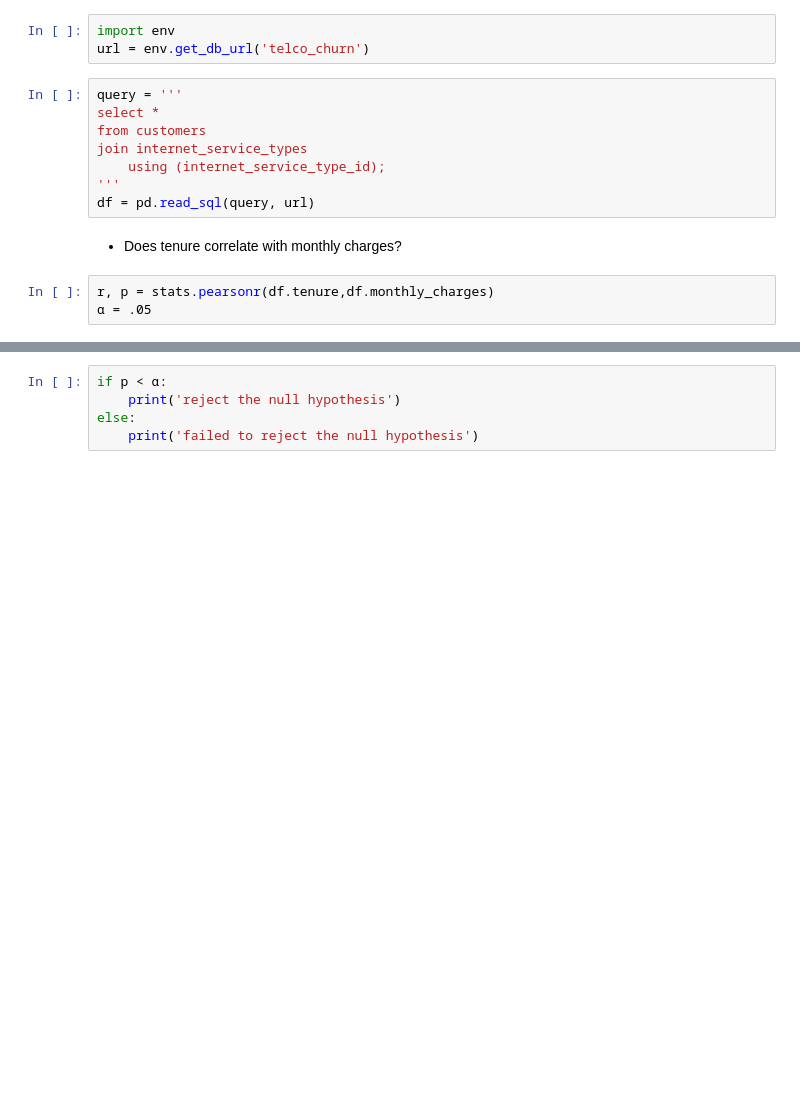
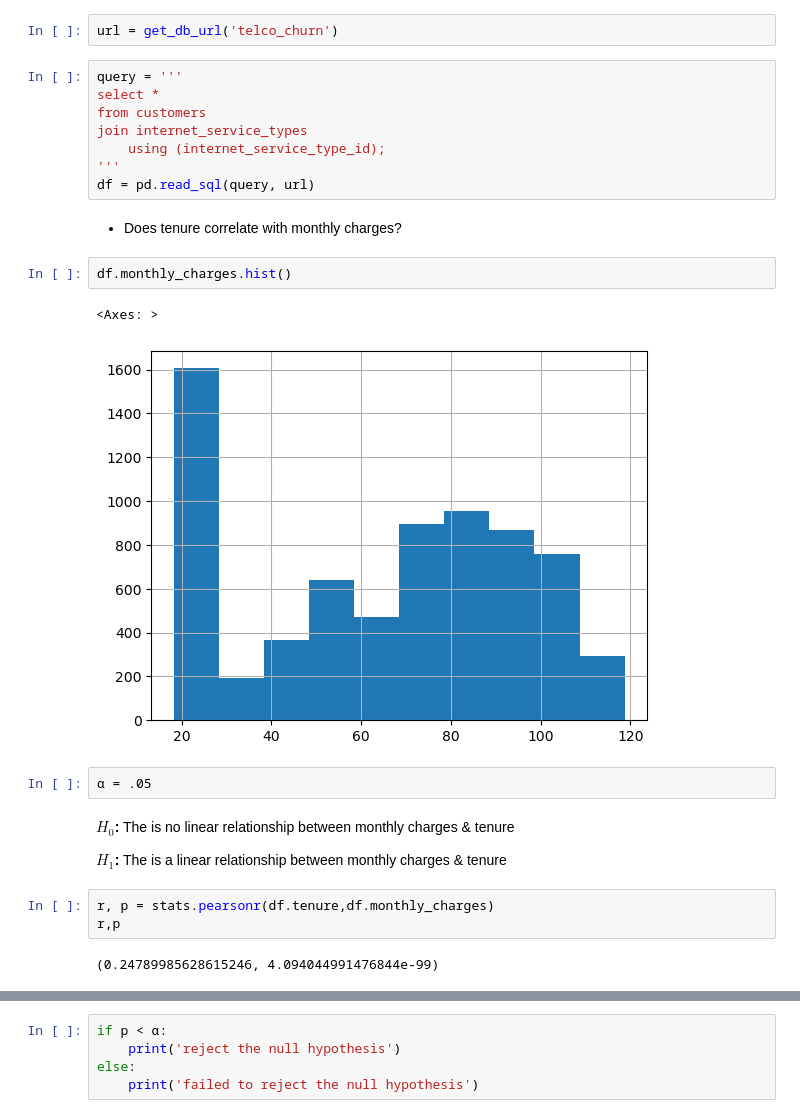
Before and after one commit to rabeka-branham/statistics-exercises, a Jupyter notebook: hypothesis_testing.ipynb, the cells around one changed output, grey strips where cells are left out. Saved outputs shown, nothing was run; the diff lists cells and outputs as text; blank space fills up the shorter version.

```diff
--- a/hypothesis_testing.ipynb
+++ b/hypothesis_testing.ipynb
@@ -302,8 +305,7 @@ failed to reject the null hypothesis
 # %% [markdown]
 ### 2. Use the `telco_churn` data.
 # %%
-import env
-url = env.get_db_url('telco_churn')
+url = get_db_url('telco_churn')
 # %%
 query = '''
 select *
@@ -314,6 +316,19 @@ join internet_service_types
 df = pd.read_sql(query, url)
 # %% [markdown]
 * Does tenure correlate with monthly charges?
+# %%
+df.monthly_charges.hist()
+# %% [output]
+<Axes: >
+[figure, added]
+# %%
+α = .05
+# %% [markdown]
+**$H_0$:** The is no linear relationship between monthly charges & tenure
+
+**$H_1$:** The is a linear relationship between monthly charges & tenure
 # %%
 r, p = stats.pearsonr(df.tenure,df.monthly_charges)
-α = .05
+r,p
+# %% [output]
+(0.24789985628615246, 4.094044991476844e-99)
```
Also changed, not shown: parts of 133 cells of this notebook.
